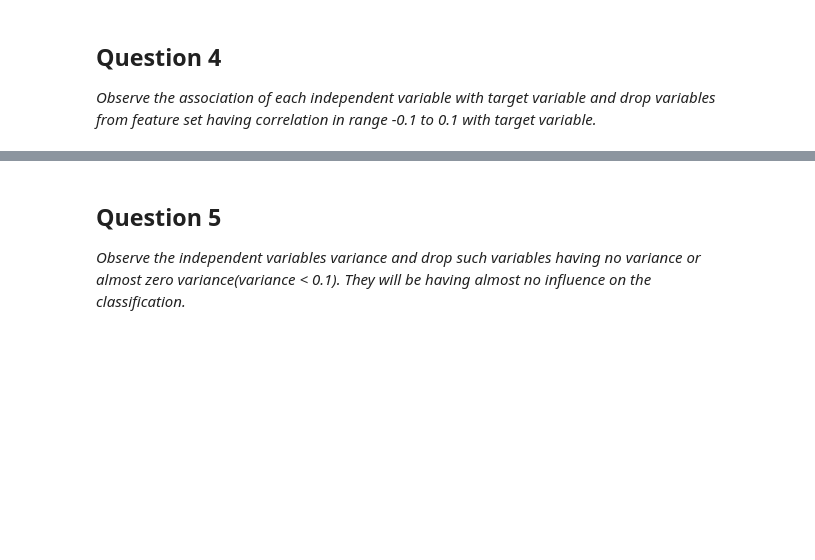
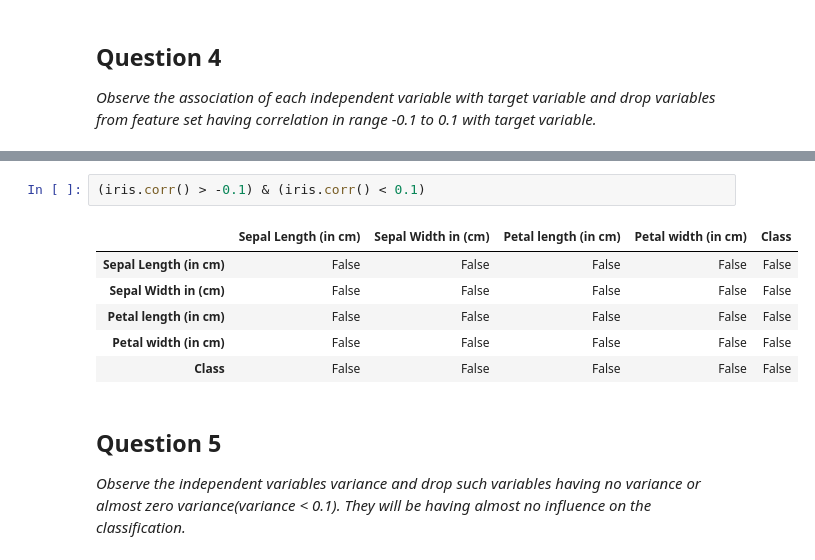
Before and after one commit to GreatLearningAIML1/pune-july19-batch-meet9426, a Jupyter notebook: R2_Internal_Lab_Questions_updated.ipynb, the cells around one changed output, grey strips where cells are left out. Drawn from its saved outputs; the diff is of its cells as text; blank space fills up the shorter version.

```diff
--- a/R2_Internal_Lab_Questions_updated.ipynb
+++ b/R2_Internal_Lab_Questions_updated.ipynb
@@ -135,3 +163,12 @@ Name: Class, dtype: float64
+# %%
+(iris.corr() > -0.1) & (iris.corr() < 0.1)
+# %% [output]
+|  | Sepal Length (in cm) | Sepal Width in (cm) | Petal length (in cm) | Petal width (in cm) | Class |
+| Sepal Length (in cm) | False | False | False | False | False |
+| Sepal Width in (cm) | False | False | False | False | False |
+| Petal length (in cm) | False | False | False | False | False |
+| Petal width (in cm) | False | False | False | False | False |
+| Class | False | False | False | False | False |
 # %% [markdown]
 ## Question 5
 
```
Also changed, not shown: parts of 10 cells of this notebook.
